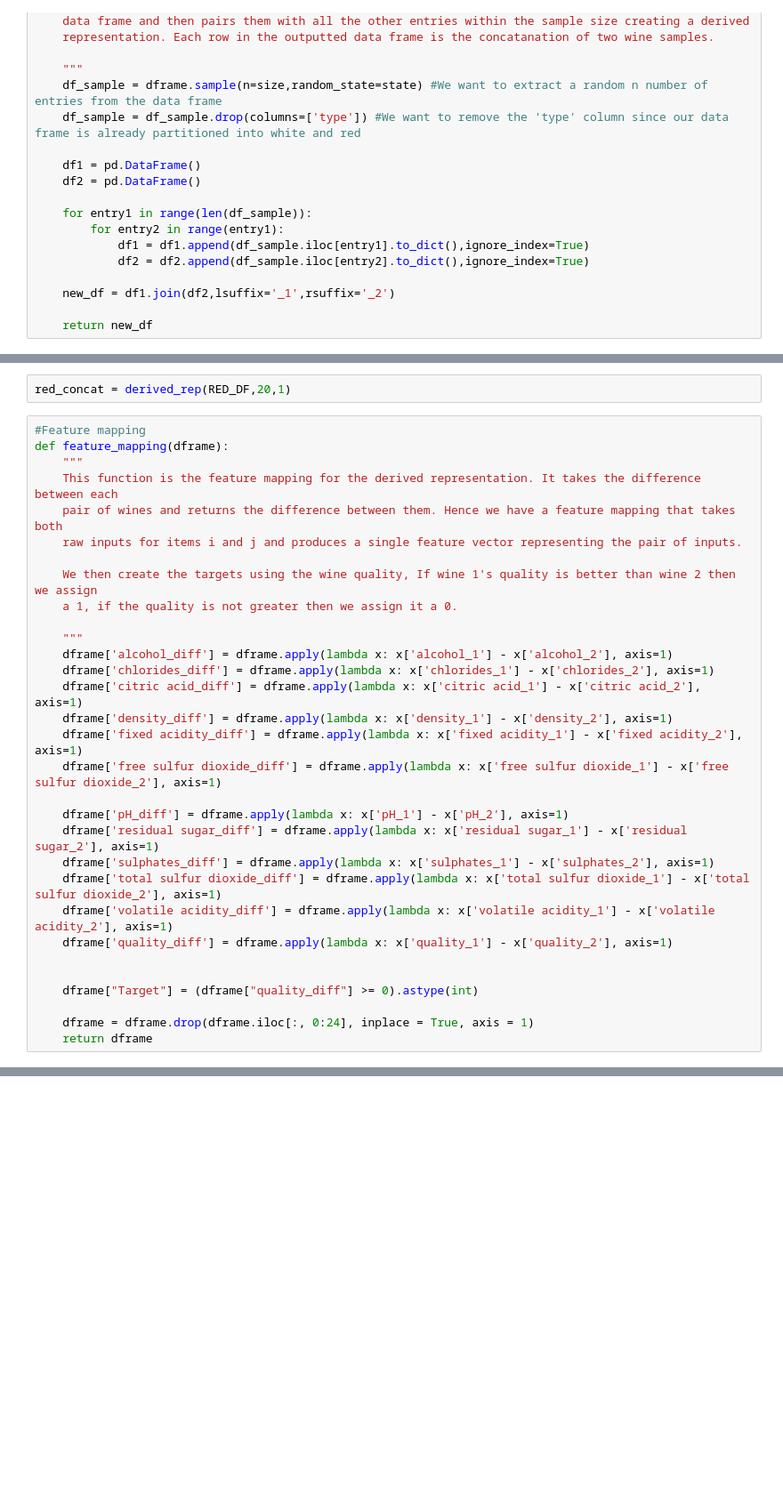
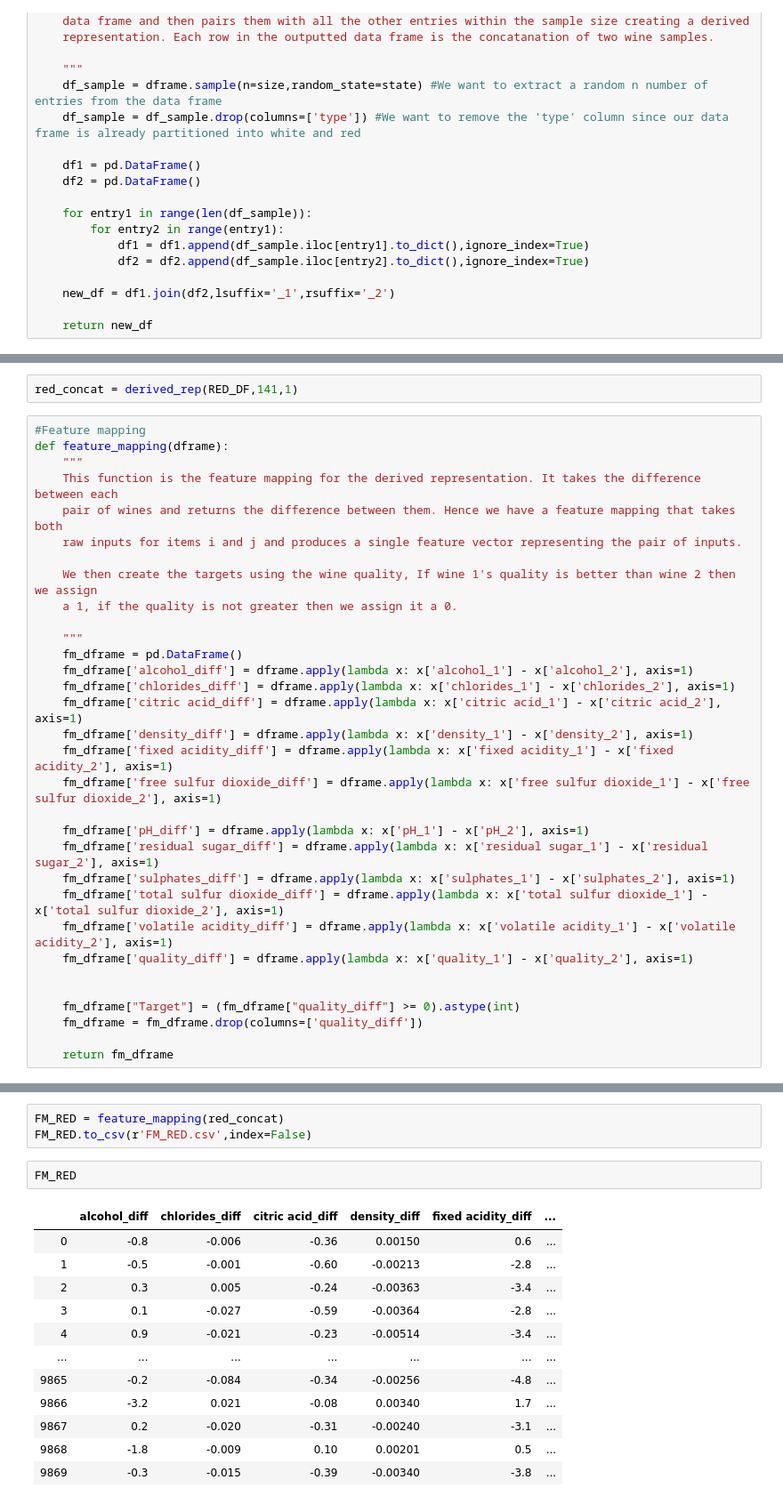
Before and after one commit to RayHYAN/INST0060_GroupWork, a Jupyter notebook: PROJECT CODE/Data pre processing.ipynb, the cells around one changed output, grey strips where cells are left out. Shown at 89% size. Drawn from its saved outputs; the diff is of its cells as text; blank space fills up the shorter version.

```diff
--- a/PROJECT CODE/Data pre processing.ipynb
+++ b/PROJECT CODE/Data pre processing.ipynb
@@ -68,5 +67,5 @@ white_concat = derived_rep(WHITE_DF,60,1)
 # %%
-red_concat = derived_rep(RED_DF,20,1)
+red_concat = derived_rep(RED_DF,141,1)
 # %%
 #Feature mapping
 def feature_mapping(dframe):
@@ -79,22 +78,23 @@ def feature_mapping(dframe):
     a 1, if the quality is not greater then we assign it a 0.
 
     """
-    dframe['alcohol_diff'] = dframe.apply(lambda x: x['alcohol_1'] - x['alcohol_2'], axis=1)
-    dframe['chlorides_diff'] = dframe.apply(lambda x: x['chlorides_1'] - x['chlorides_2'], axis=1)
-    dframe['citric acid_diff'] = dframe.apply(lambda x: x['citric acid_1'] - x['citric acid_2'], axis=1)
-    dframe['density_diff'] = dframe.apply(lambda x: x['density_1'] - x['density_2'], axis=1)
-    dframe['fixed acidity_diff'] = dframe.apply(lambda x: x['fixed acidity_1'] - x['fixed acidity_2'], axis=1)
-    dframe['free sulfur dioxide_diff'] = dframe.apply(lambda x: x['free sulfur dioxide_1'] - x['free sulfur dioxide_2'], axis=1)
+    fm_dframe = pd.DataFrame()
+    fm_dframe['alcohol_diff'] = dframe.apply(lambda x: x['alcohol_1'] - x['alcohol_2'], axis=1)
+    fm_dframe['chlorides_diff'] = dframe.apply(lambda x: x['chlorides_1'] - x['chlorides_2'], axis=1)
+    fm_dframe['citric acid_diff'] = dframe.apply(lambda x: x['citric acid_1'] - x['citric acid_2'], axis=1)
+    fm_dframe['density_diff'] = dframe.apply(lambda x: x['density_1'] - x['density_2'], axis=1)
+    fm_dframe['fixed acidity_diff'] = dframe.apply(lambda x: x['fixed acidity_1'] - x['fixed acidity_2'], axis=1)
+    fm_dframe['free sulfur dioxide_diff'] = dframe.apply(lambda x: x['free sulfur dioxide_1'] - x['free sulfur dioxide_2'], axis=1)
 
-    dframe['pH_diff'] = dframe.apply(lambda x: x['pH_1'] - x['pH_2'], axis=1)
-    dframe['residual sugar_diff'] = dframe.apply(lambda x: x['residual sugar_1'] - x['residual sugar_2'], axis=1)
-    dframe['sulphates_diff'] = dframe.apply(lambda x: x['sulphates_1'] - x['sulphates_2'], axis=1)
-    dframe['total sulfur dioxide_diff'] = dframe.apply(lambda x: x['total sulfur dioxide_1'] - x['total sulfur dioxide_2'], axis=1)
-    dframe['volatile acidity_diff'] = dframe.apply(lambda x: x['volatile acidity_1'] - x['volatile acidity_2'], axis=1)
-    dframe['quality_diff'] = dframe.apply(lambda x: x['quality_1'] - x['quality_2'], axis=1)
+    fm_dframe['pH_diff'] = dframe.apply(lambda x: x['pH_1'] - x['pH_2'], axis=1)
+    fm_dframe['residual sugar_diff'] = dframe.apply(lambda x: x['residual sugar_1'] - x['residual sugar_2'], axis=1)
+    fm_dframe['sulphates_diff'] = dframe.apply(lambda x: x['sulphates_1'] - x['sulphates_2'], axis=1)
+    fm_dframe['total sulfur dioxide_diff'] = dframe.apply(lambda x: x['total sulfur dioxide_1'] - x['total sulfur dioxide_2'], axis=1)
+    fm_dframe['volatile acidity_diff'] = dframe.apply(lambda x: x['volatile acidity_1'] - x['volatile acidity_2'], axis=1)
+    fm_dframe['quality_diff'] = dframe.apply(lambda x: x['quality_1'] - x['quality_2'], axis=1)
 
 
-    dframe["Target"] = (dframe["quality_diff"] >= 0).astype(int)
+    fm_dframe["Target"] = (fm_dframe["quality_diff"] >= 0).astype(int)
+    fm_dframe = fm_dframe.drop(columns=['quality_diff'])
 
-    dframe = dframe.drop(dframe.iloc[:, 0:24], inplace = True, axis = 1)
-    return dframe
+    return fm_dframe
@@ -104,0 +104,18 @@ feature_mapping(red_concat)
+# %%
+FM_RED = feature_mapping(red_concat)
+FM_RED.to_csv(r'FM_RED.csv',index=False)
+# %%
+FM_RED
+# %% [output]
+|  | alcohol_diff | chlorides_diff | citric acid_diff | density_diff | fixed acidity_diff | ... |
+| 0 | -0.8 | -0.006 | -0.36 | 0.00150 | 0.6 | ... |
+| 1 | -0.5 | -0.001 | -0.60 | -0.00213 | -2.8 | ... |
+| 2 | 0.3 | 0.005 | -0.24 | -0.00363 | -3.4 | ... |
+| 3 | 0.1 | -0.027 | -0.59 | -0.00364 | -2.8 | ... |
+| 4 | 0.9 | -0.021 | -0.23 | -0.00514 | -3.4 | ... |
+| ... | ... | ... | ... | ... | ... | ... |
+| 9865 | -0.2 | -0.084 | -0.34 | -0.00256 | -4.8 | ... |
+| 9866 | -3.2 | 0.021 | -0.08 | 0.00340 | 1.7 | ... |
+| 9867 | 0.2 | -0.020 | -0.31 | -0.00240 | -3.1 | ... |
+| 9868 | -1.8 | -0.009 | 0.10 | 0.00201 | 0.5 | ... |
+| 9869 | -0.3 | -0.015 | -0.39 | -0.00340 | -3.8 | ... |
```
Also changed, not shown: parts of 19 cells of this notebook.
